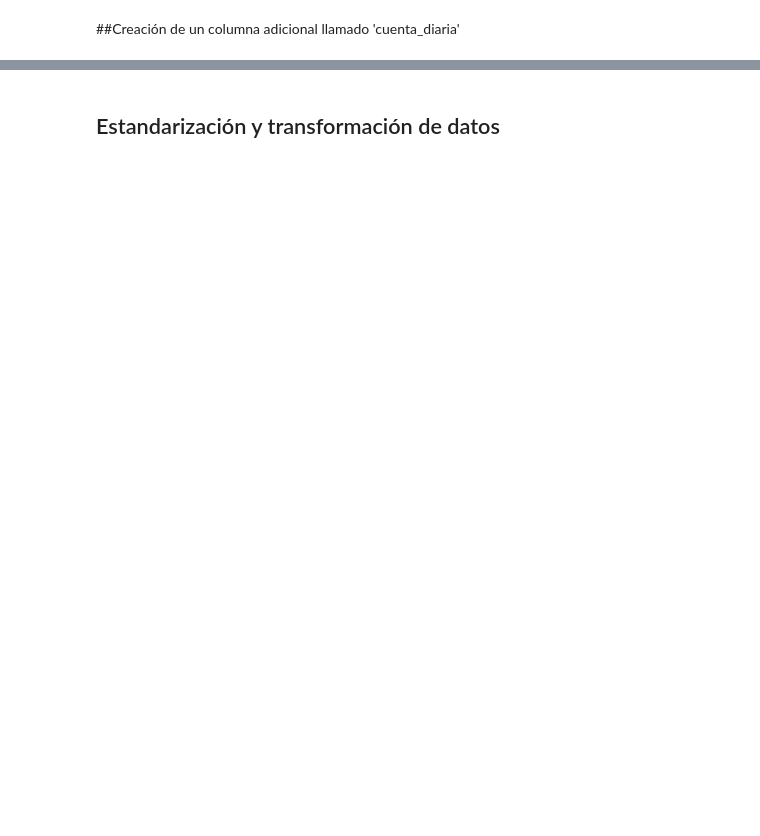
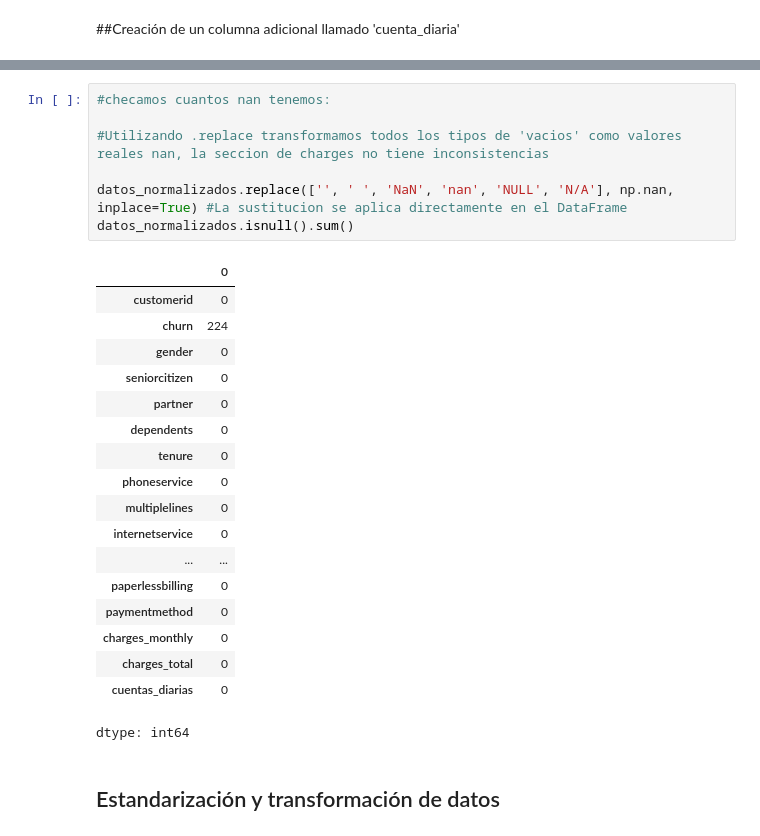
Before and after one commit to Jeder14/TelecomX_challenge-1, a Jupyter notebook: TelecomX_LATAM.ipynb, the cells around one changed output, grey strips where cells are left out. Saved outputs shown, nothing was run; the diff lists cells and outputs as text; blank space fills up the shorter version.

```diff
--- a/TelecomX_LATAM.ipynb
+++ b/TelecomX_LATAM.ipynb
@@ -279,2 +278,28 @@ charges_total_zero.head(11)
+# %%
+#checamos cuantos nan tenemos:
+
+#Utilizando .replace transformamos todos los tipos de 'vacios' como valores reales nan, la seccion de charges no tiene inconsistencias
+
+datos_normalizados.replace(['', ' ', 'NaN', 'nan', 'NULL', 'N/A'], np.nan, inplace=True) #La sustitucion se aplica directamente en el DataFrame
+datos_normalizados.isnull().sum()
+# %% [output]
+|  | 0 |
+| customerid | 0 |
+| churn | 224 |
+| gender | 0 |
+| seniorcitizen | 0 |
+| partner | 0 |
+| dependents | 0 |
+| tenure | 0 |
+| phoneservice | 0 |
+| multiplelines | 0 |
+| internetservice | 0 |
+| ... | ... |
+| paperlessbilling | 0 |
+| paymentmethod | 0 |
+| charges_monthly | 0 |
+| charges_total | 0 |
+| cuentas_diarias | 0 |
+dtype: int64
 # %% [markdown]
 ## Estandarización y transformación de datos
```
Also changed, not shown: parts of 12 cells of this notebook.
